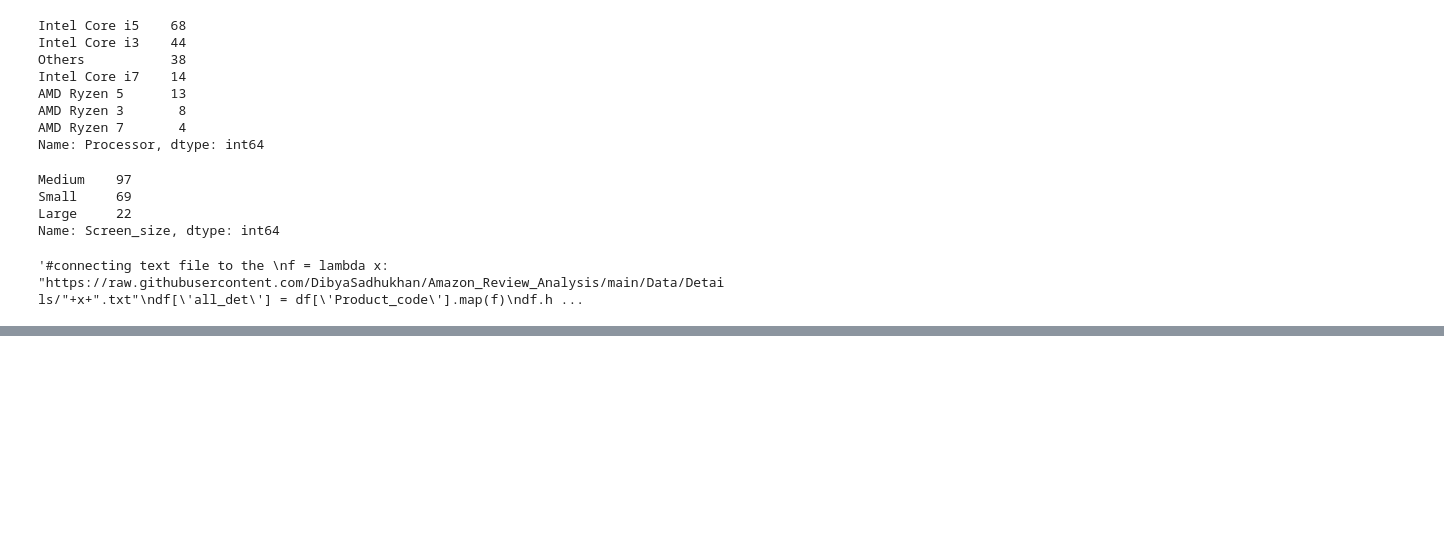
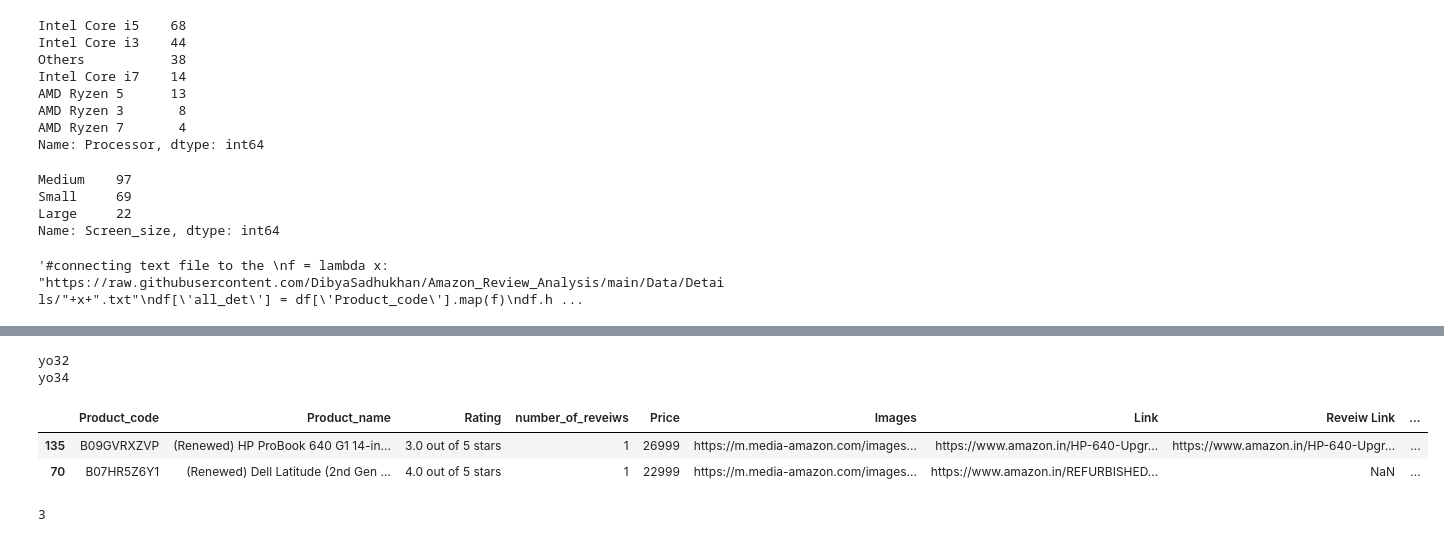
Before and after one commit to DibyaSadhukhan/Amazon_Review_Analysis, a Jupyter notebook: Product_data_extraction.ipynb, the cells around one changed output, grey strips where cells are left out. Drawn from its saved outputs; the diff is of its cells as text; code cells hidden in the pictures; blank space fills up the shorter version.

```diff
--- a/Product_data_extraction.ipynb
+++ b/Product_data_extraction.ipynb
@@ -241,0 +352,51 @@ df.to_csv('Advanced_search.csv')
+# %%
+def get_advanced_df(data,brand,ub,lb,sort,Processor,RAM,screen,Hard_disk):
+    table = pd.DataFrame(columns = data.columns)
+    if ub==-1:
+        table=data.loc[data['Price']>100000]
+    elif lb>0 and ub>0:
+        table=data.loc[(data['Price']>lb)&(data['Price']<=ub)]
+    else:
+        table=data
+    del data
+    if brand!='Any':
+        table=table.loc[table['Brand']==brand]
+    if sort=='Price_A':
+        table=table.nsmallest(len(table),['Price'])
+    elif sort=='Price_D':
+        table=table.nlargest(len(table),['Price'])
+    else:
+        table=table.nlargest(len(table),[sort])
+    print('yo32')
+    if len(RAM)>1:
+      RAM.remove('all')
+      table=table.loc[table['RAM'].isin(RAM)]
+    if len(Processor)>1:
+      Processor.remove('all')
+      table=table.loc[table['Processor'].isin(Processor)]
+    if len(screen)>1:
+      screen.remove('all')
+      table=table.loc[table['Screen_size'].isin(screen)]
+    if len(Hard_disk)>1:
+      Hard_disk.remove('all')
+      table=table.loc[table['Hard_drive'].isin(Hard_disk)]
+    return table
+sort= 'number_of_reveiws'
+Price_range= '0,0'
+brand= 'Any'
+RAM=['all', '4']
+Processor=['all', 'Intel Core i5']
+screen= ['all', 'Small']
+Hard_disk=['all', 'Hard Disk Drive']
+ub=int(Price_range.split(',')[0])
+lb=int(Price_range.split(',')[1])
+table=get_advanced_df(data,brand,ub,lb,sort,Processor,RAM,screen,Hard_disk)
+# %% [output]
+yo32
+yo34
+# %%
+table.head()
+# %% [output]
+|  | Product_code | Product_name | Rating | number_of_reveiws | Price | Images | Link | Reveiw Link | ... |
+| 135 | B09GVRXZVP | (Renewed) HP ProBook 640 G1 14-in... | 3.0 out of 5 stars | 1 | 26999 | https://m.media-amazon.com/images... | https://www.amazon.in/HP-640-Upgr... | https://www.amazon.in/HP-640-Upgr... | ... |
+| 70 | B07HR5Z6Y1 | (Renewed) Dell Latitude (2nd Gen ... | 4.0 out of 5 stars | 1 | 22999 | https://m.media-amazon.com/images... | https://www.amazon.in/REFURBISHED... | NaN | ... |
@@ -241,0 +423,4 @@ df.to_csv('Advanced_search.csv')
+# %%
+det.iat[0,-1]=[int(ele) for ele in det.iloc[0]['rev_tone_dist']].append(0)
+# %% [output]
+3
```
Also changed, not shown: parts of 15 cells of this notebook.
